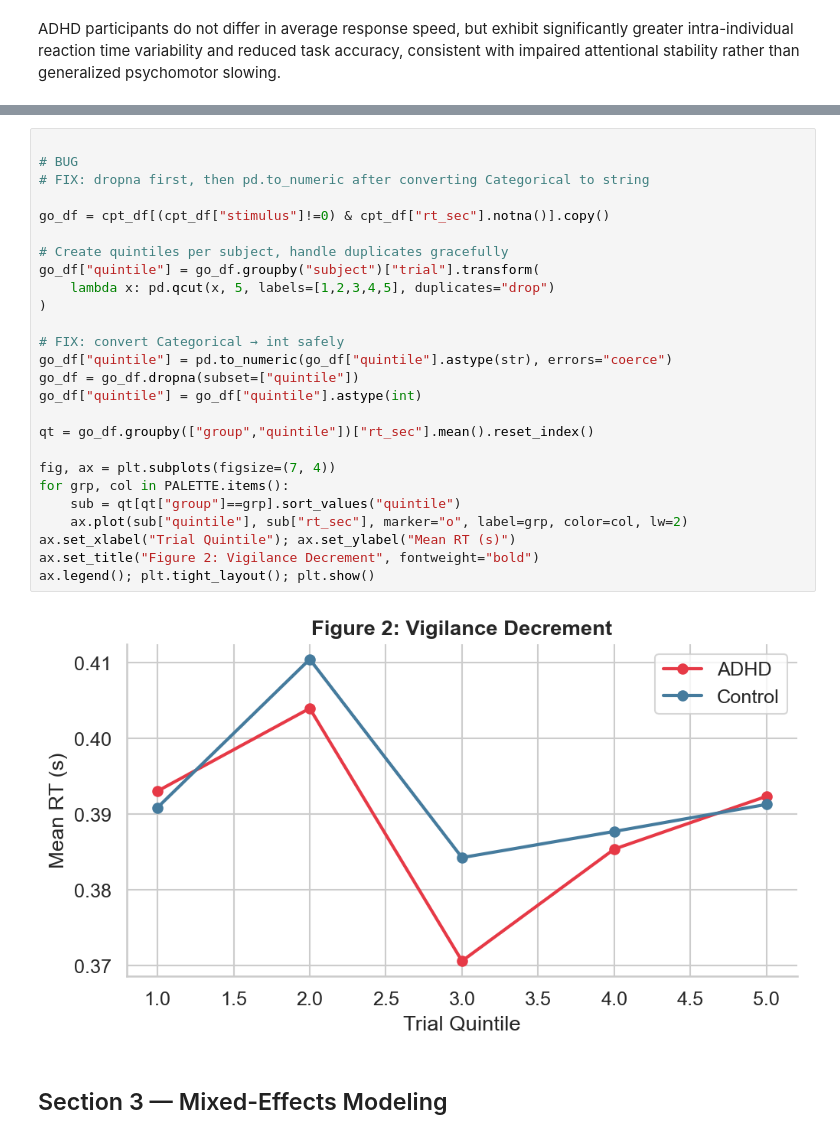
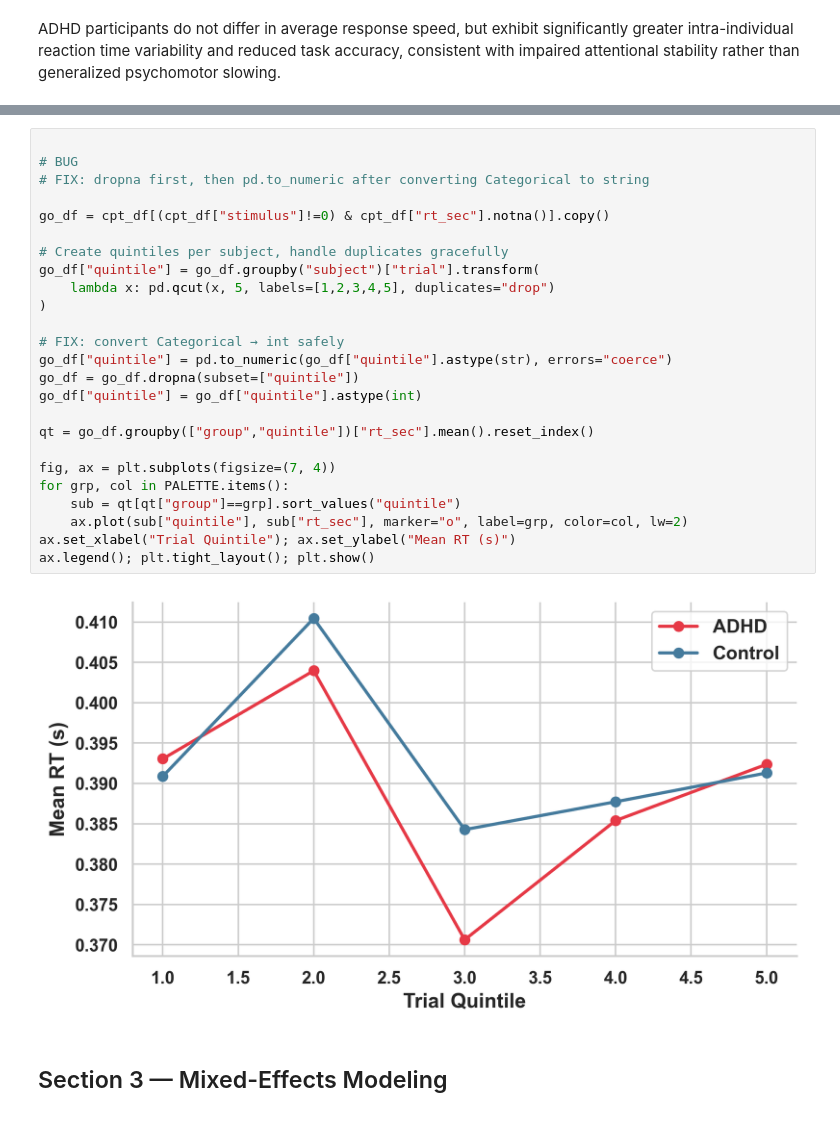
Before and after one commit to Abhikumar199/IITB_ADHD, a Jupyter notebook: Analysis/ADHD_DDM_main.ipynb, the cells around one changed output, grey strips where cells are left out. Cells and saved outputs as stored; diff of their text form.

```diff
--- a/Analysis/ADHD_DDM_main.ipynb
+++ b/Analysis/ADHD_DDM_main.ipynb
@@ -290,31 +526,30 @@ plt.tight_layout(); plt.show()
 # %%
 
 # BUG
 # FIX: dropna first, then pd.to_numeric after converting Categorical to string
 
 go_df = cpt_df[(cpt_df["stimulus"]!=0) & cpt_df["rt_sec"].notna()].copy()
 
 # Create quintiles per subject, handle duplicates gracefully
 go_df["quintile"] = go_df.groupby("subject")["trial"].transform(
     lambda x: pd.qcut(x, 5, labels=[1,2,3,4,5], duplicates="drop")
 )
 
 # FIX: convert Categorical → int safely
 go_df["quintile"] = pd.to_numeric(go_df["quintile"].astype(str), errors="coerce")
 go_df = go_df.dropna(subset=["quintile"])
 go_df["quintile"] = go_df["quintile"].astype(int)
 
 qt = go_df.groupby(["group","quintile"])["rt_sec"].mean().reset_index()
 
 fig, ax = plt.subplots(figsize=(7, 4))
 for grp, col in PALETTE.items():
     sub = qt[qt["group"]==grp].sort_values("quintile")
     ax.plot(sub["quintile"], sub["rt_sec"], marker="o", label=grp, color=col, lw=2)
 ax.set_xlabel("Trial Quintile"); ax.set_ylabel("Mean RT (s)")
-ax.set_title("Figure 2: Vigilance Decrement", fontweight="bold")
 ax.legend(); plt.tight_layout(); plt.show()
 # %% [output]
-[figure, old version]
+[figure, new version]
 # %% [markdown]
 ## Section 3 — Mixed-Effects Modeling
 # %%
```
Also changed, not shown: parts of 15 cells of this notebook, 8 other files.
